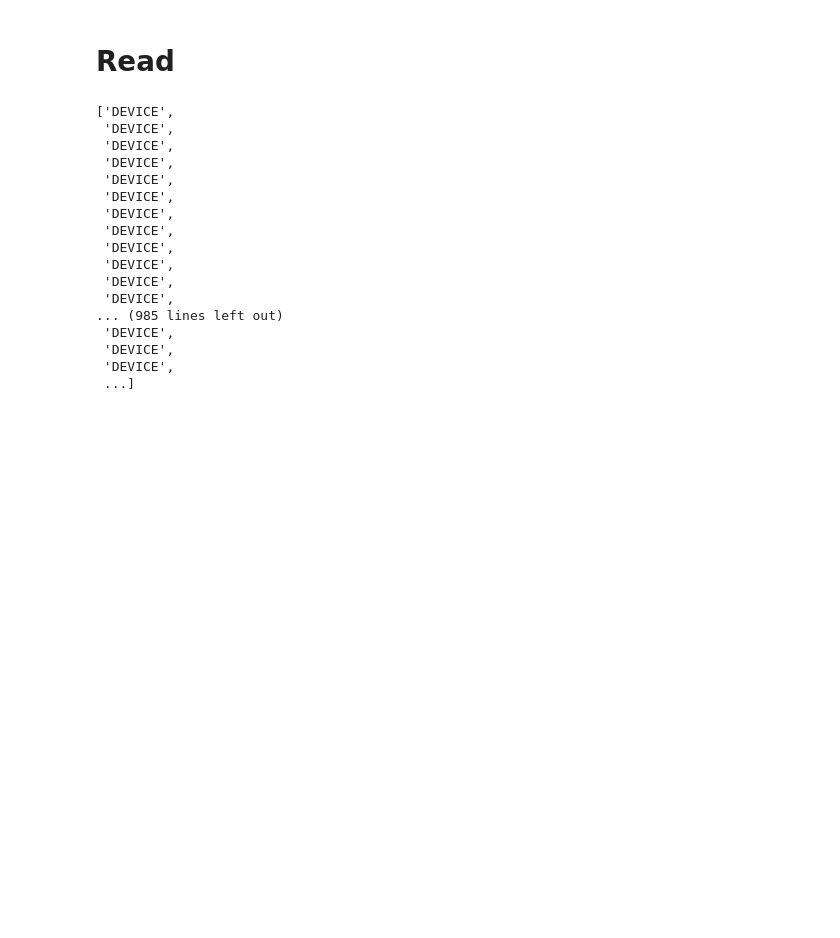
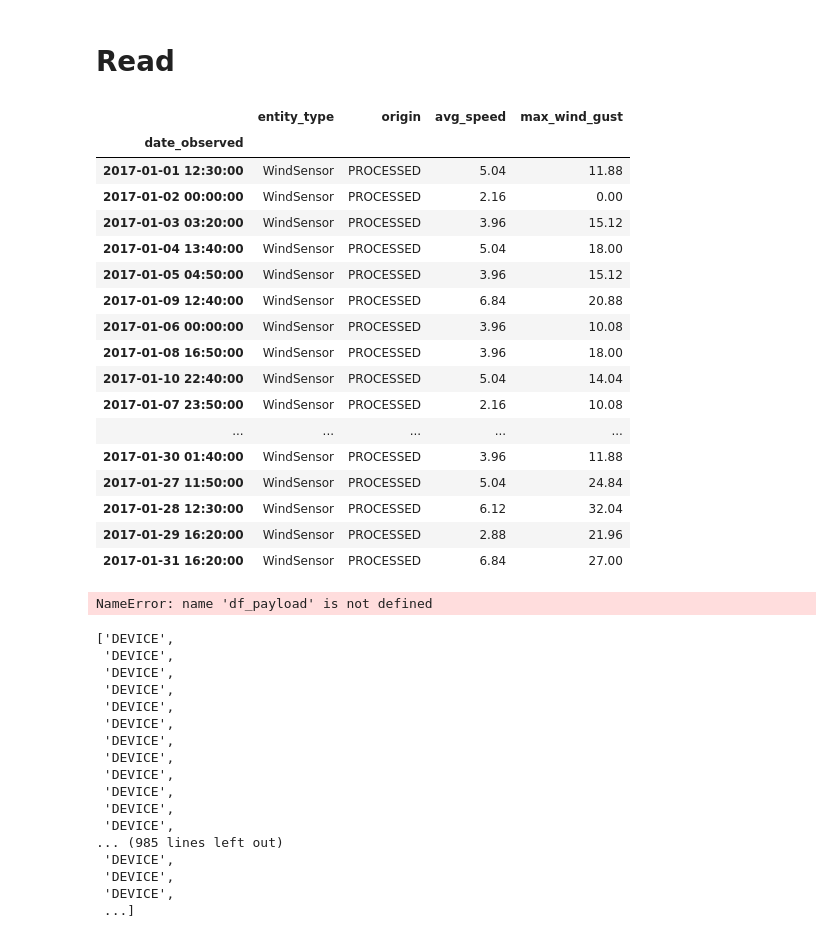
Before and after one commit to Applied-Artificial-Intelligence-Eurecat/IMPETUS-Utils, a Jupyter notebook: notebooks/SendDataFiware/1_Send_data_fiware_1.ipynb, the cells around one changed output. Drawn from its saved outputs; the diff is of its cells as text; code cells hidden in the pictures; blank space fills up the shorter version.

```diff
--- a/notebooks/SendDataFiware/1_Send_data_fiware_1.ipynb
+++ b/notebooks/SendDataFiware/1_Send_data_fiware_1.ipynb
@@ -118,8 +154,38 @@ True
 # %% [markdown]
 #  Read
 # %%
-response = generate_read_payload( '2011-01-01T00:00:00',  '2023-01-02T00:00:00')
-response.json()
+response = generate_read_payload( "2017-01-01T00:00:00", "2017-02-01T00:00:00" )
+# response.json()
+df_response = parse_api_response_to_df(response.json())
+# df_response.plot()
+# %%
+df_response
+# %% [output]
+|  | entity_type | origin | avg_speed | max_wind_gust |
+| date_observed |  |  |  |  |
+| 2017-01-01 12:30:00 | WindSensor | PROCESSED | 5.04 | 11.88 |
+| 2017-01-02 00:00:00 | WindSensor | PROCESSED | 2.16 | 0.00 |
+| 2017-01-03 03:20:00 | WindSensor | PROCESSED | 3.96 | 15.12 |
+| 2017-01-04 13:40:00 | WindSensor | PROCESSED | 5.04 | 18.00 |
+| 2017-01-05 04:50:00 | WindSensor | PROCESSED | 3.96 | 15.12 |
+| 2017-01-09 12:40:00 | WindSensor | PROCESSED | 6.84 | 20.88 |
+| 2017-01-06 00:00:00 | WindSensor | PROCESSED | 3.96 | 10.08 |
+| 2017-01-08 16:50:00 | WindSensor | PROCESSED | 3.96 | 18.00 |
+| 2017-01-10 22:40:00 | WindSensor | PROCESSED | 5.04 | 14.04 |
+| 2017-01-07 23:50:00 | WindSensor | PROCESSED | 2.16 | 10.08 |
+| ... | ... | ... | ... | ... |
+| 2017-01-30 01:40:00 | WindSensor | PROCESSED | 3.96 | 11.88 |
+| 2017-01-27 11:50:00 | WindSensor | PROCESSED | 5.04 | 24.84 |
+| 2017-01-28 12:30:00 | WindSensor | PROCESSED | 6.12 | 32.04 |
+| 2017-01-29 16:20:00 | WindSensor | PROCESSED | 2.88 | 21.96 |
+| 2017-01-31 16:20:00 | WindSensor | PROCESSED | 6.84 | 27.00 |
+# %%
+response = generate_read_payload( df_payload.sort_index().index[0],  df_payload.sort_index().index[-1])
+# response.json()
+df_response = parse_api_response_to_df(response.json())
+df_response
+# %% [output]
+NameError: name 'df_payload' is not defined
 # %%
 response.json()['urn:ngsi-ld:Impetus:windSensor:Manresa']['origin']
 # %% [output]
```
Also changed, not shown: parts of 9 cells of this notebook, 5 other files.
